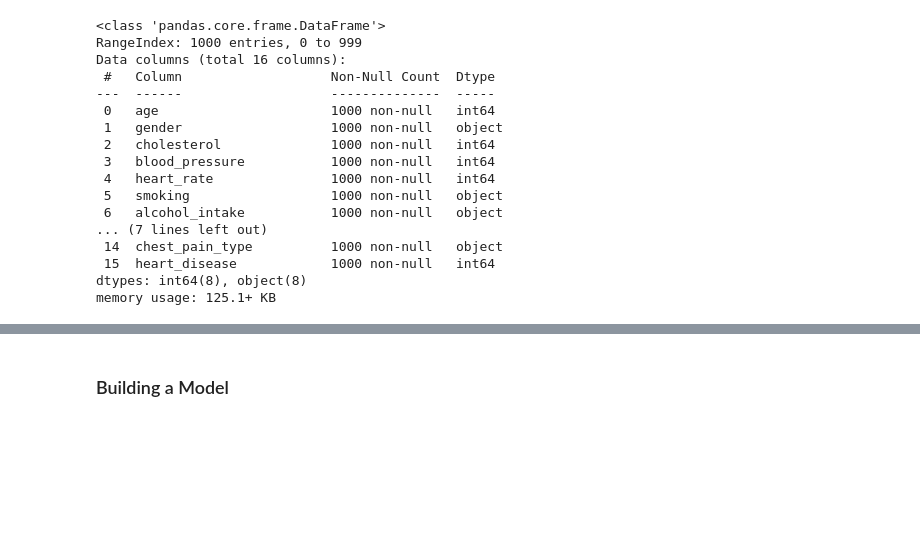
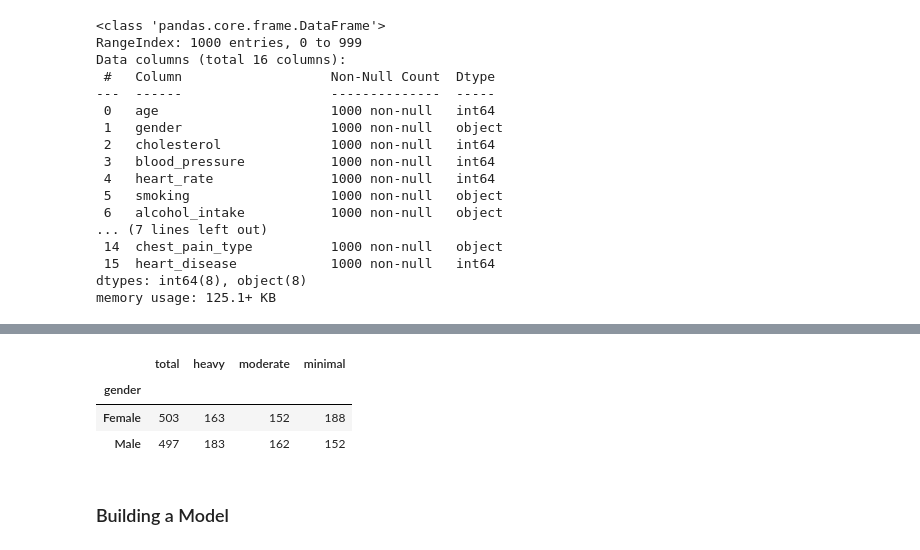
Before and after one commit to smartestnerdfromtown/Machine-Learning-Projects, a Jupyter notebook: Heart Disease prediction/heart_disease_prediction.ipynb, the cells around one changed output, grey strips where cells are left out. Drawn from its saved outputs; the diff is of its cells as text; code cells hidden in the pictures; blank space fills up the shorter version.

```diff
--- a/Heart Disease prediction/heart_disease_prediction.ipynb
+++ b/Heart Disease prediction/heart_disease_prediction.ipynb
@@ -119,3 +173,21 @@ memory usage: 125.1+ KB
+# %%
+gender_alcohol_intake = (
+    df
+    .groupby(by="gender")
+    .agg(
+        total=("gender", "count"),
+        heavy=("alcohol_intake", lambda x: (x == "Heavy").sum()),
+        moderate = ("alcohol_intake", lambda x: (x == "Moderate").sum()),
+        minimal=("alcohol_intake", lambda x: (x == "Minimal").sum()),
+    )
+)
+
+gender_alcohol_intake
+# %% [output]
+|  | total | heavy | moderate | minimal |
+| gender |  |  |  |  |
+| Female | 503 | 163 | 152 | 188 |
+| Male | 497 | 183 | 162 | 152 |
 # %% [markdown]
 ### Building a Model
 # %%
```
Also changed, not shown: parts of 5 cells of this notebook.
